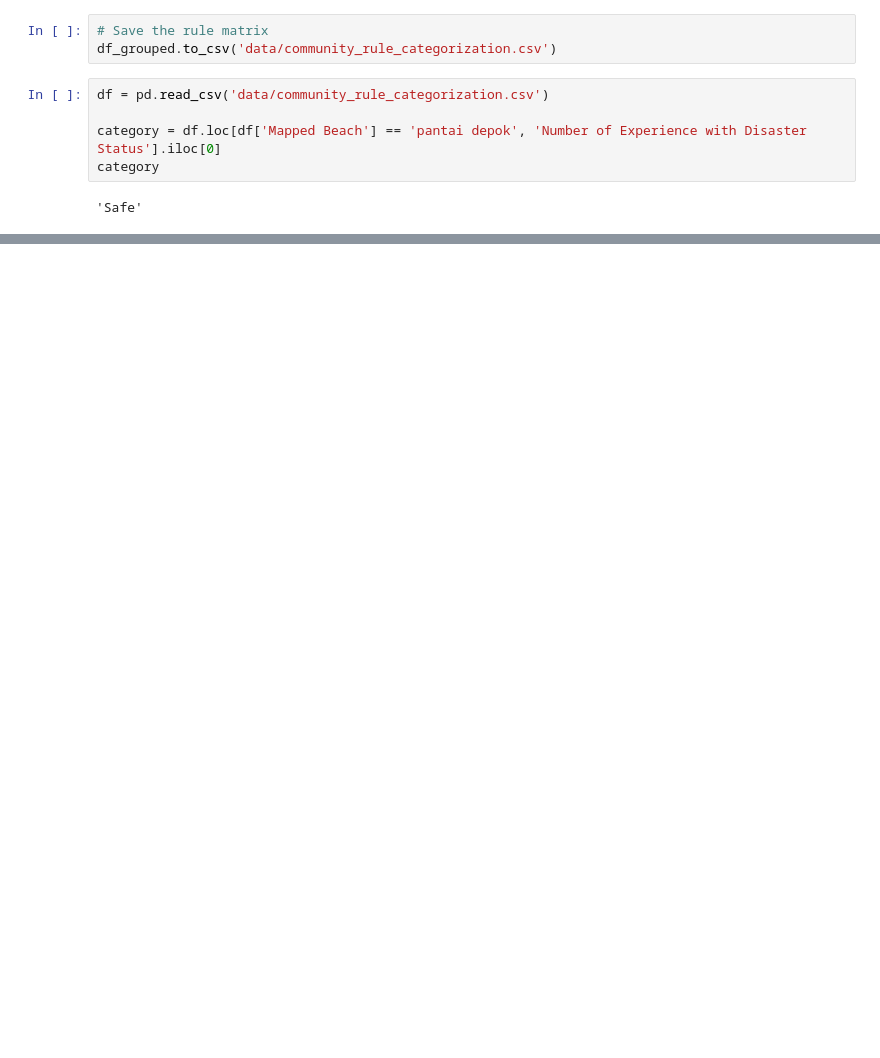
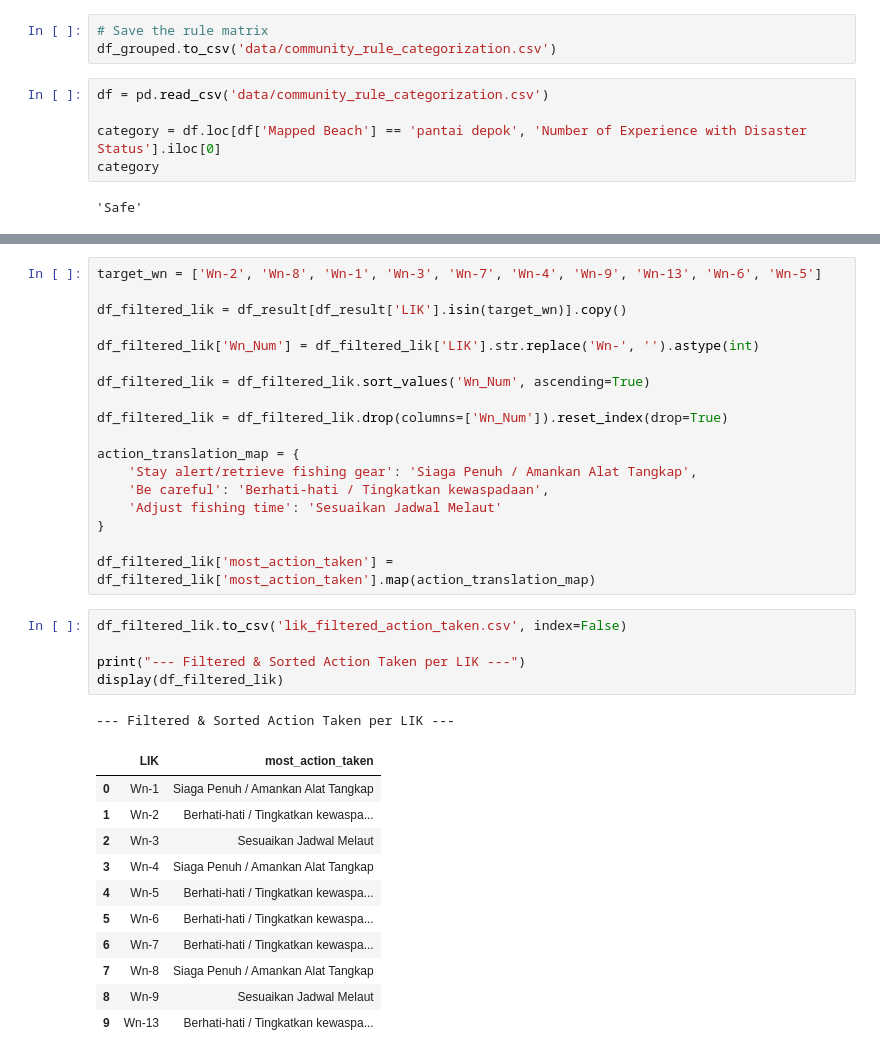
Before and after one commit to itsqal/LIK-disaster-risk-modeling, a Jupyter notebook: Community-analysis.ipynb, the cells around one changed output, grey strips where cells are left out. Cells and saved outputs as stored; diff of their text form; blank space fills up the shorter version.

```diff
--- a/Community-analysis.ipynb
+++ b/Community-analysis.ipynb
@@ -176,0 +243,36 @@ category
+# %%
+target_wn = ['Wn-2', 'Wn-8', 'Wn-1', 'Wn-3', 'Wn-7', 'Wn-4', 'Wn-9', 'Wn-13', 'Wn-6', 'Wn-5']
+
+df_filtered_lik = df_result[df_result['LIK'].isin(target_wn)].copy()
+
+df_filtered_lik['Wn_Num'] = df_filtered_lik['LIK'].str.replace('Wn-', '').astype(int)
+
+df_filtered_lik = df_filtered_lik.sort_values('Wn_Num', ascending=True)
+
+df_filtered_lik = df_filtered_lik.drop(columns=['Wn_Num']).reset_index(drop=True)
+
+action_translation_map = {
+    'Stay alert/retrieve fishing gear': 'Siaga Penuh / Amankan Alat Tangkap',
+    'Be careful': 'Berhati-hati / Tingkatkan kewaspadaan',
+    'Adjust fishing time': 'Sesuaikan Jadwal Melaut'
+}
+
+df_filtered_lik['most_action_taken'] = df_filtered_lik['most_action_taken'].map(action_translation_map)
+# %%
+df_filtered_lik.to_csv('lik_filtered_action_taken.csv', index=False)
+
+print("--- Filtered & Sorted Action Taken per LIK ---")
+display(df_filtered_lik)
+# %% [output]
+--- Filtered & Sorted Action Taken per LIK ---
+|  | LIK | most_action_taken |
+| 0 | Wn-1 | Siaga Penuh / Amankan Alat Tangkap |
+| 1 | Wn-2 | Berhati-hati / Tingkatkan kewaspa... |
+| 2 | Wn-3 | Sesuaikan Jadwal Melaut |
+| 3 | Wn-4 | Siaga Penuh / Amankan Alat Tangkap |
+| 4 | Wn-5 | Berhati-hati / Tingkatkan kewaspa... |
+| 5 | Wn-6 | Berhati-hati / Tingkatkan kewaspa... |
+| 6 | Wn-7 | Berhati-hati / Tingkatkan kewaspa... |
+| 7 | Wn-8 | Siaga Penuh / Amankan Alat Tangkap |
+| 8 | Wn-9 | Sesuaikan Jadwal Melaut |
+| 9 | Wn-13 | Berhati-hati / Tingkatkan kewaspa... |
```
Also changed, not shown: parts of 4 cells of this notebook, 8 other files.
